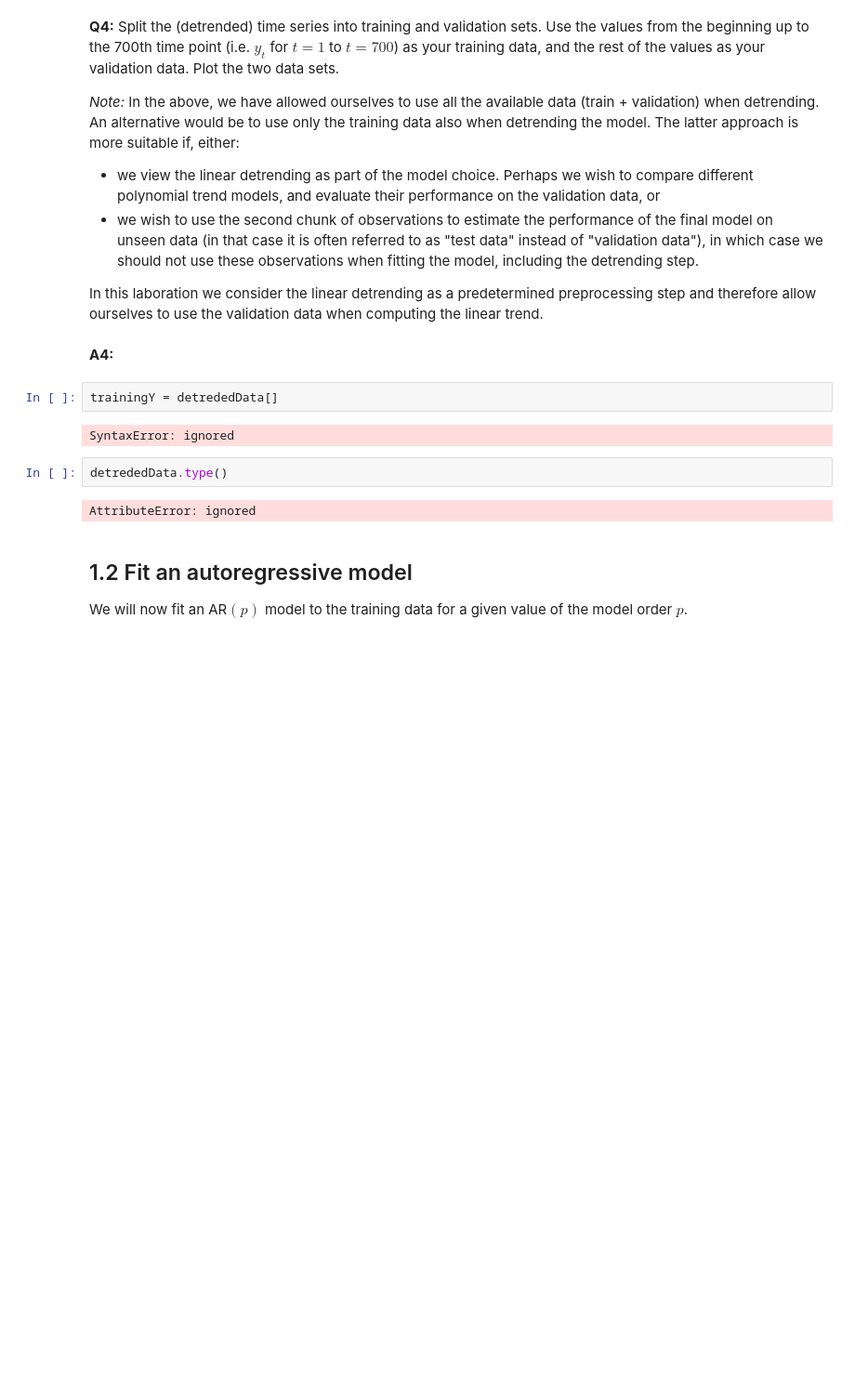
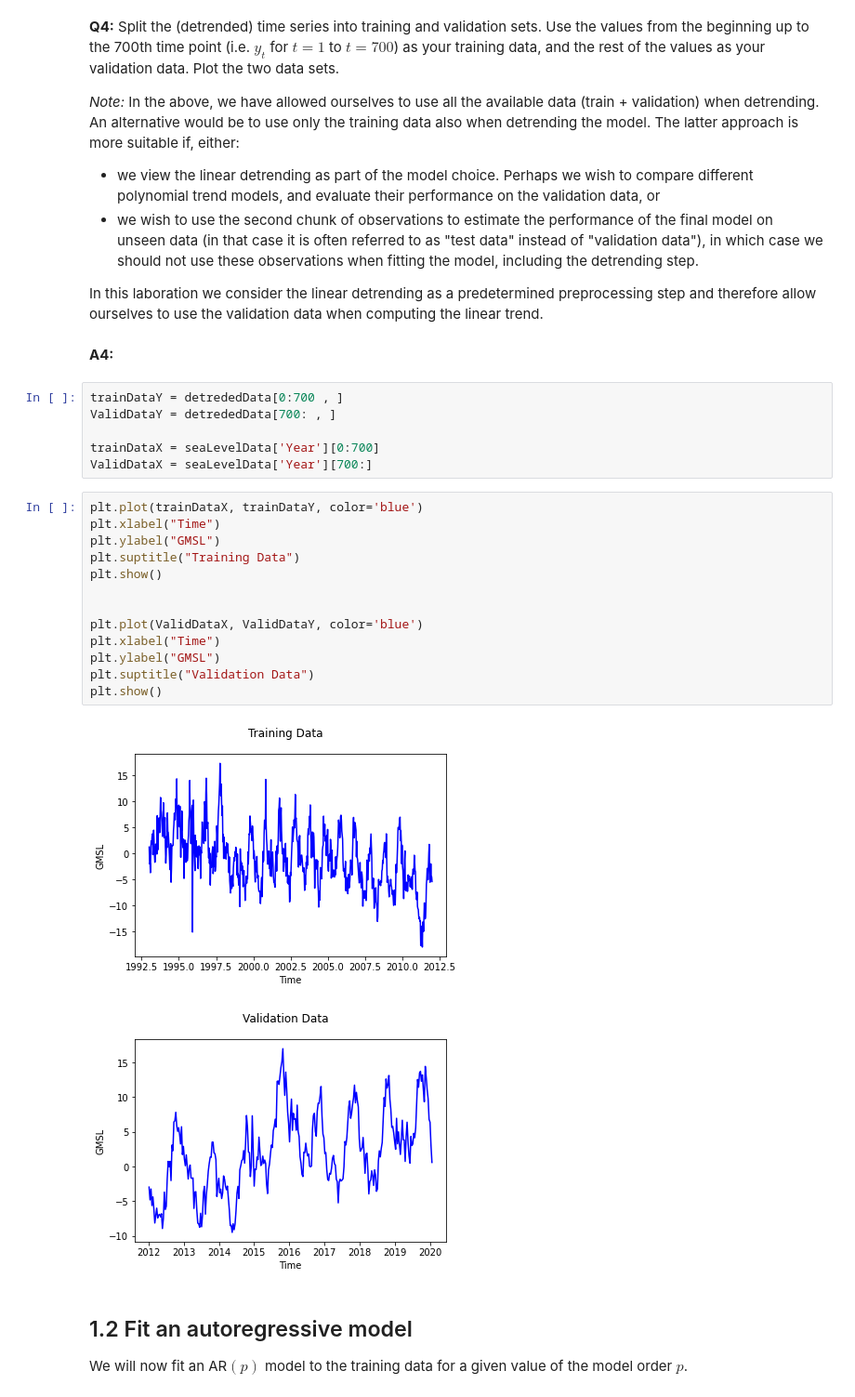
Before and after one commit to amannayak/Time-Series-and-Sequence-Analysis, a Jupyter notebook: Task1/tssl_lab1.ipynb, the cells around one changed output. Shown: that part at 93% size. Saved outputs shown, nothing was run; the diff lists cells and outputs as text; blank space fills up the shorter version.

```diff
--- a/Task1/tssl_lab1.ipynb
+++ b/Task1/tssl_lab1.ipynb
@@ -100,14 +100,28 @@ _Note:_ In the above, we have allowed ourselves to use all the available data (t
 In this laboration we consider the linear detrending as a predetermined preprocessing step and therefore allow ourselves to use the validation data when computing the linear trend.
 # %% [markdown]
 **A4:**
-# %%
-trainingY = detrededData[]
-# %% [output]
-SyntaxError: ignored
-# %%
-detrededData.type()
-# %% [output]
-AttributeError: ignored
+# %%
+trainDataY = detrededData[0:700 , ]
+ValidDataY = detrededData[700: , ]
+
+trainDataX = seaLevelData['Year'][0:700]
+ValidDataX = seaLevelData['Year'][700:]
+# %%
+plt.plot(trainDataX, trainDataY, color='blue')
+plt.xlabel("Time")
+plt.ylabel("GMSL")
+plt.suptitle("Training Data")
+plt.show()
+
+
+plt.plot(ValidDataX, ValidDataY, color='blue')
+plt.xlabel("Time")
+plt.ylabel("GMSL")
+plt.suptitle("Validation Data")
+plt.show()
+# %% [output]
+[figure, added]
+[figure, added]
 # %% [markdown]
 ## 1.2 Fit an autoregressive model
 We will now fit an AR$(p)$ model to the training data for a given value of the model order $p$.
```
